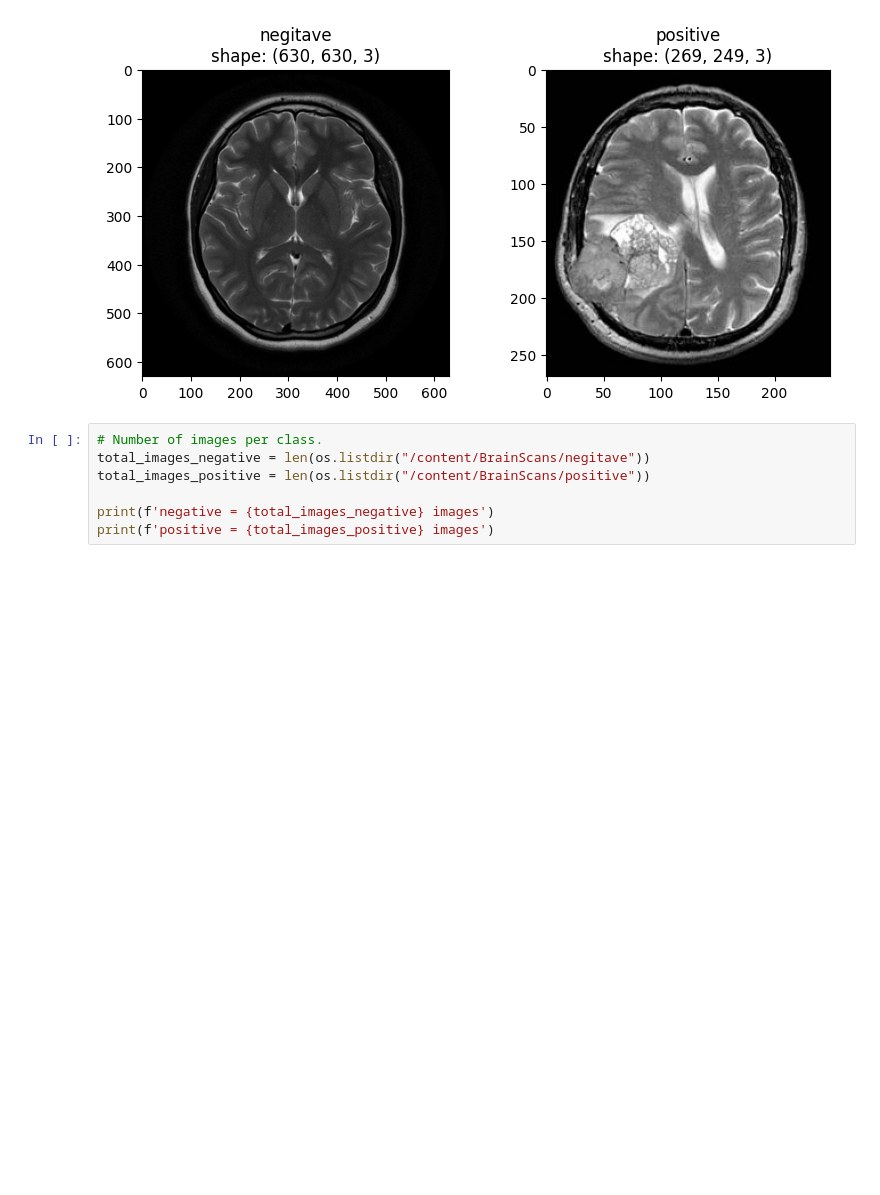
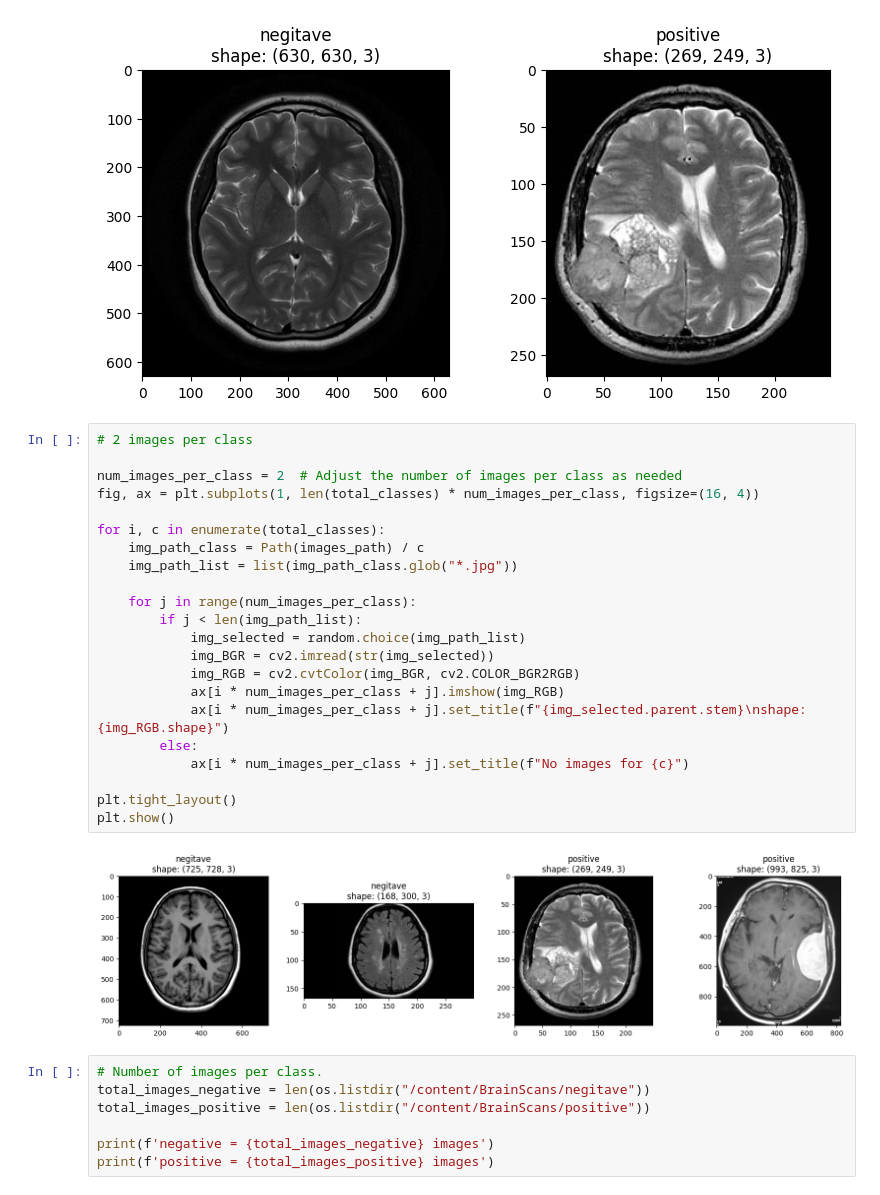
Before and after one commit to Ger-oc/MLpipeline, a Jupyter notebook: BrainScanPipeLine.ipynb, the cells around one changed output. Saved outputs shown, nothing was run; the diff lists cells and outputs as text; blank space fills up the shorter version.

Commit message:
updated to 4 scan images

```diff
--- a/BrainScanPipeLine.ipynb
+++ b/BrainScanPipeLine.ipynb
@@ -105,6 +105,30 @@ plt.tight_layout()
 plt.show()
 # %% [output]
 [figure]
+# %%
+# 2 images per class
+
+num_images_per_class = 2  # Adjust the number of images per class as needed
+fig, ax = plt.subplots(1, len(total_classes) * num_images_per_class, figsize=(16, 4))
+
+for i, c in enumerate(total_classes):
+    img_path_class = Path(images_path) / c
+    img_path_list = list(img_path_class.glob("*.jpg"))
+
+    for j in range(num_images_per_class):
+        if j < len(img_path_list):
+            img_selected = random.choice(img_path_list)
+            img_BGR = cv2.imread(str(img_selected))
+            img_RGB = cv2.cvtColor(img_BGR, cv2.COLOR_BGR2RGB)
+            ax[i * num_images_per_class + j].imshow(img_RGB)
+            ax[i * num_images_per_class + j].set_title(f"{img_selected.parent.stem}\nshape: {img_RGB.shape}")
+        else:
+            ax[i * num_images_per_class + j].set_title(f"No images for {c}")
+
+plt.tight_layout()
+plt.show()
+# %% [output]
+[figure, added]
 # %%
 # Number of images per class.
 total_images_negative = len(os.listdir("/content/BrainScans/negitave"))
```
